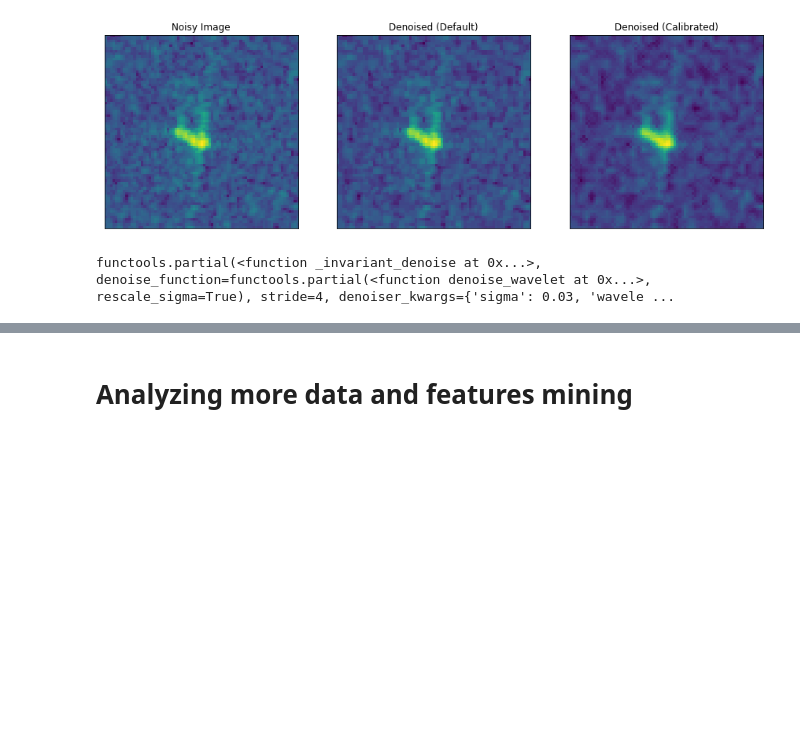
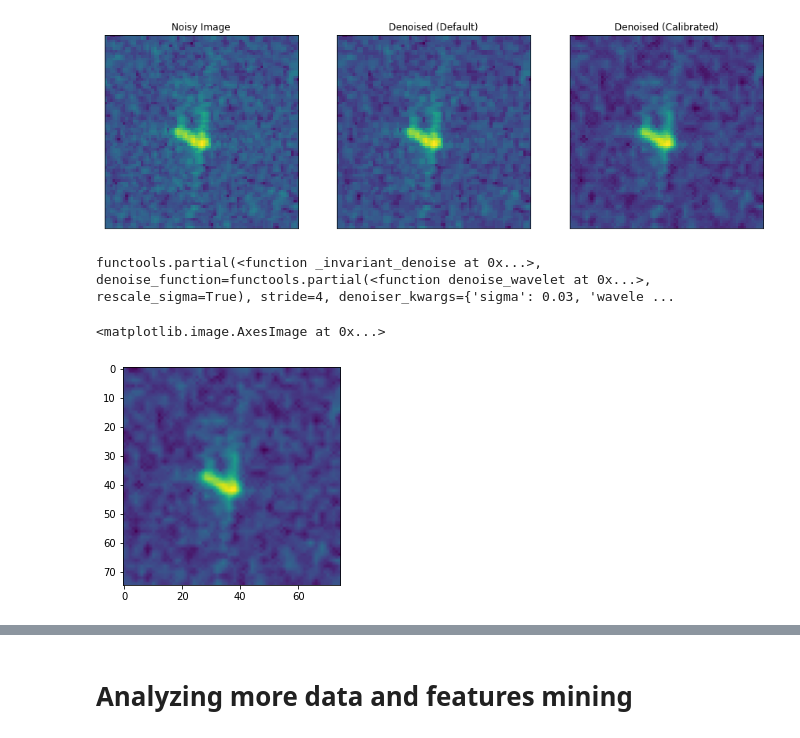
Before and after one commit to tboussaid/projet-i2e, a Jupyter notebook: project.ipynb, the cells around one changed output, grey strips where cells are left out. Saved outputs shown, nothing was run; the diff lists cells and outputs as text; code cells hidden in the pictures; blank space fills up the shorter version.

```diff
--- a/project.ipynb
+++ b/project.ipynb
@@ -242,3 +241,9 @@ Level value of 1 is too high: all coefficients will experience boundary effects.
 calibrated_denoiser
 # %% [output]
 functools.partial(<function _invariant_denoise at 0x...>, denoise_function=functools.partial(<function denoise_wavelet at 0x...>, rescale_sigma=True), stride=4, denoiser_kwargs={'sigma': 0.03, 'wavele ...
+# %%
+calibrated_output
+plt.imshow(calibrated_output)
+# %% [output]
+<matplotlib.image.AxesImage at 0x...>
+[figure, added]
```
Also changed, not shown: parts of 11 cells of this notebook.
